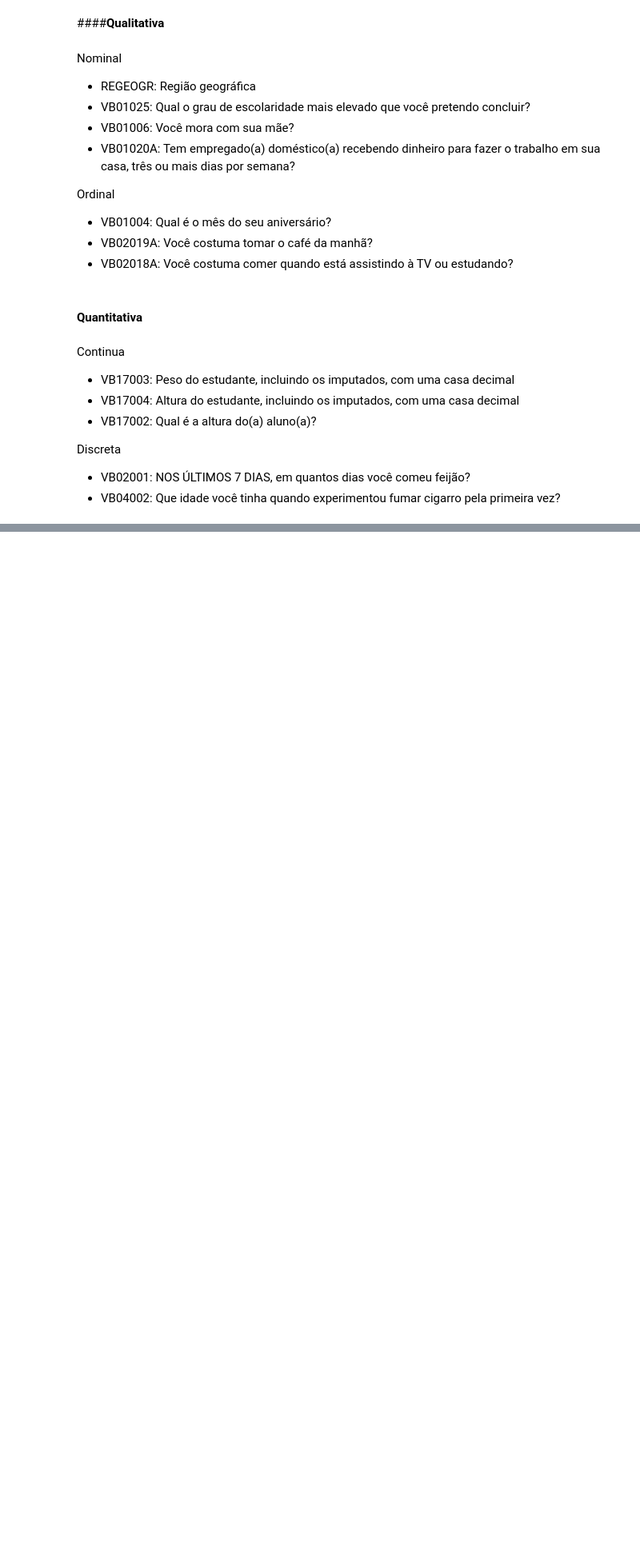
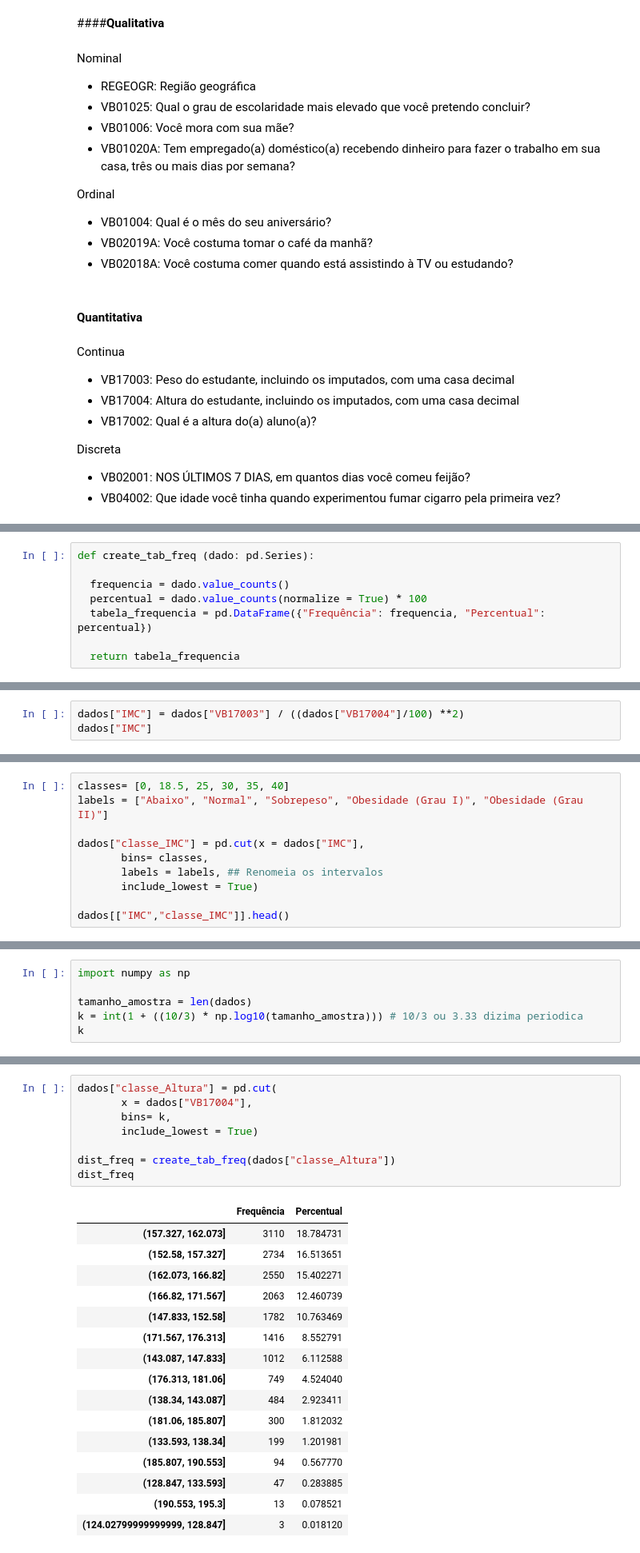
Before and after one commit to carollimaxp/data_science_alura, a Jupyter notebook: DS_Bootcamp_Módulo_3.ipynb, the cells around one changed output, grey strips where cells are left out. Shown: that part at 80% size. Cells and saved outputs as stored; diff of their text form; blank space fills up the shorter version.

```diff
--- a/DS_Bootcamp_Módulo_3.ipynb
+++ b/DS_Bootcamp_Módulo_3.ipynb
@@ -208,0 +252,8 @@ Discreta
+# %%
+def create_tab_freq (dado: pd.Series):
+
+  frequencia = dado.value_counts()
+  percentual = dado.value_counts(normalize = True) * 100
+  tabela_frequencia = pd.DataFrame({"Frequência": frequencia, "Percentual": percentual})
+
+  return tabela_frequencia
@@ -208,0 +279,3 @@ Discreta
+# %%
+dados["IMC"] = dados["VB17003"] / ((dados["VB17004"]/100) **2)
+dados["IMC"]
@@ -208,0 +295,10 @@ Discreta
+# %%
+classes= [0, 18.5, 25, 30, 35, 40]
+labels = ["Abaixo", "Normal", "Sobrepeso", "Obesidade (Grau I)", "Obesidade (Grau II)"]
+
+dados["classe_IMC"] = pd.cut(x = dados["IMC"],
+       bins= classes,
+       labels = labels, ## Renomeia os intervalos
+       include_lowest = True)
+
+dados[["IMC","classe_IMC"]].head()
@@ -208,0 +327,6 @@ Discreta
+# %%
+import numpy as np
+
+tamanho_amostra = len(dados)
+k = int(1 + ((10/3) * np.log10(tamanho_amostra))) # 10/3 ou 3.33 dizima periodica
+k
@@ -208,0 +345,25 @@ Discreta
+# %%
+dados["classe_Altura"] = pd.cut(
+       x = dados["VB17004"],
+       bins= k,
+       include_lowest = True)
+
+dist_freq = create_tab_freq(dados["classe_Altura"])
+dist_freq
+# %% [output]
+|  | Frequência | Percentual |
+| (157.327, 162.073] | 3110 | 18.784731 |
+| (152.58, 157.327] | 2734 | 16.513651 |
+| (162.073, 166.82] | 2550 | 15.402271 |
+| (166.82, 171.567] | 2063 | 12.460739 |
+| (147.833, 152.58] | 1782 | 10.763469 |
+| (171.567, 176.313] | 1416 | 8.552791 |
+| (143.087, 147.833] | 1012 | 6.112588 |
+| (176.313, 181.06] | 749 | 4.524040 |
+| (138.34, 143.087] | 484 | 2.923411 |
+| (181.06, 185.807] | 300 | 1.812032 |
+| (133.593, 138.34] | 199 | 1.201981 |
+| (185.807, 190.553] | 94 | 0.567770 |
+| (128.847, 133.593] | 47 | 0.283885 |
+| (190.553, 195.3] | 13 | 0.078521 |
+| (124.02799999999999, 128.847] | 3 | 0.018120 |
```
Also changed, not shown: parts of 36 cells of this notebook.
